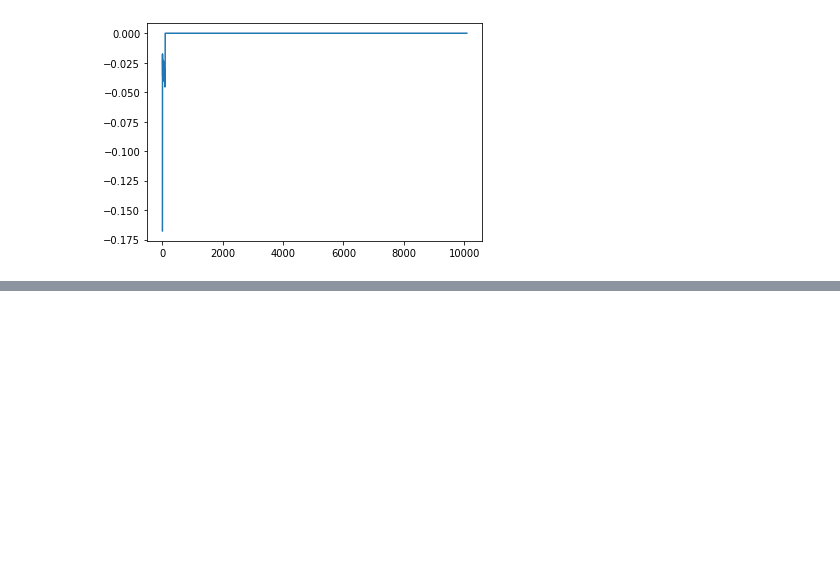
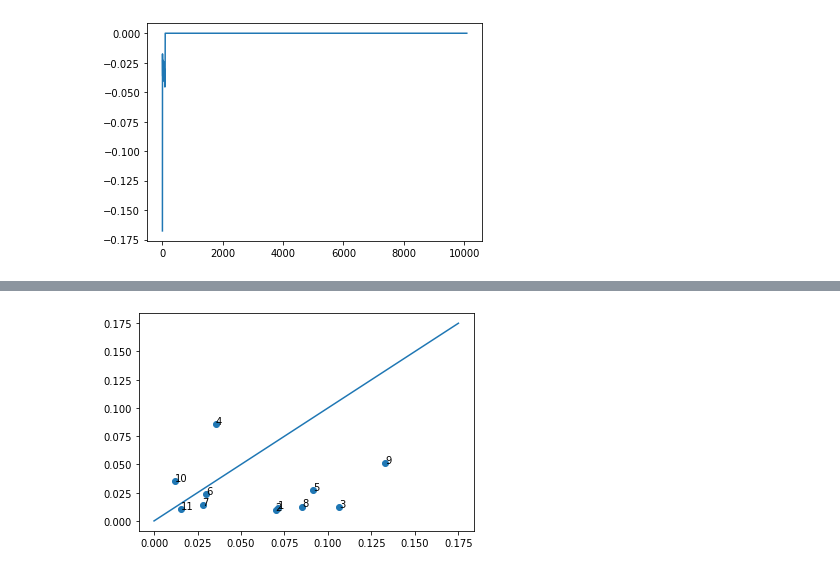
Before and after one commit to clarahoffmann/commaai, a Jupyter notebook: 04a_MCMC/unfiltered_gaussian/Ridge/HMC.ipynb, the cells around one changed output, grey strips where cells are left out. Cells and saved outputs as stored; diff of their text form; code cells hidden in the pictures; blank space fills up the shorter version.

```diff
--- a/04a_MCMC/unfiltered_gaussian/Ridge/HMC.ipynb
+++ b/04a_MCMC/unfiltered_gaussian/Ridge/HMC.ipynb
@@ -264,0 +298,12 @@ plt.plot(df[:,9])
+# %%
+fig, ax = plt.subplots()
+ax.scatter(vartheta_va_sd, all_thetas_sd)
+ident = [0, 0.175]
+ax.plot(ident,ident)
+
+n = [1,2,3,4,5,6,7,8,9,10,11]
+
+for i, txt in enumerate(n):
+    ax.annotate(txt, (vartheta_va_sd[i], all_thetas_sd[i]))
+# %% [output]
+[figure, added]
```
Also changed, not shown: parts of 14 cells of this notebook, 5 other files.
